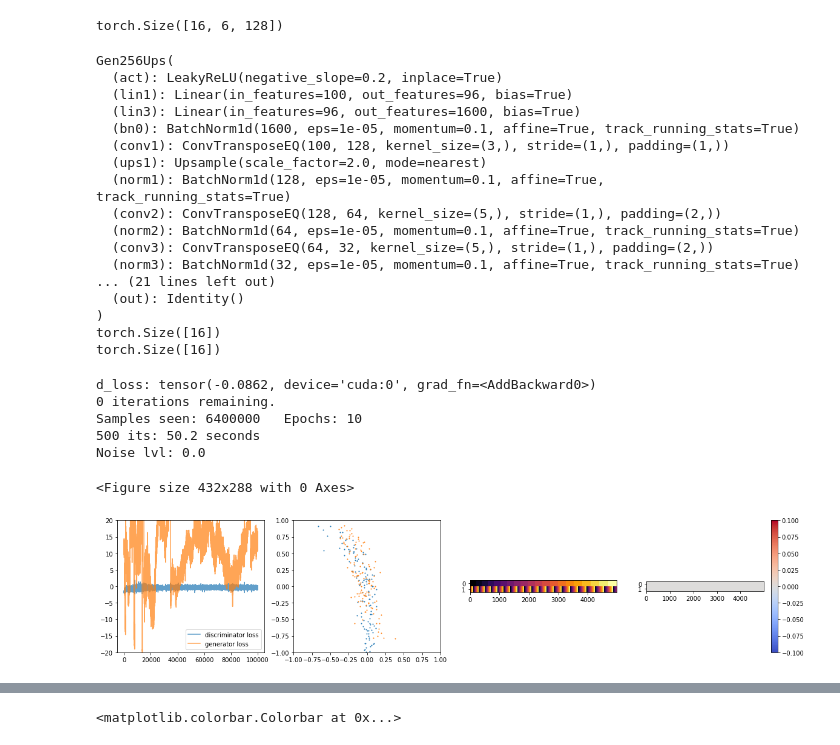
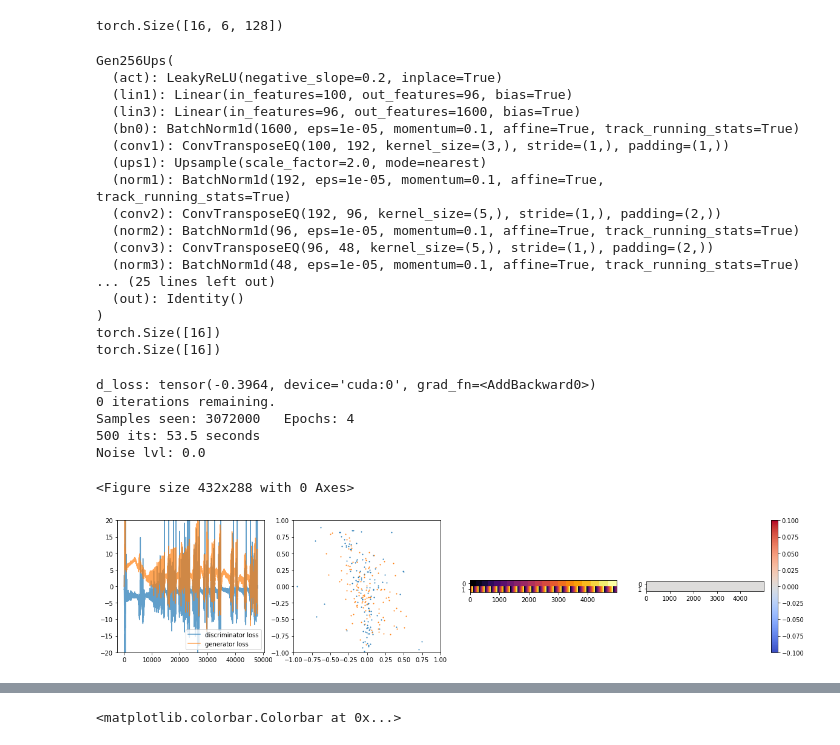
Before and after one commit to mdubouch/noise-gan, a Jupyter notebook: noise_info.ipynb, the cells around one changed output, grey strips where cells are left out. Drawn from its saved outputs; the diff is of its cells as text; code cells hidden in the pictures.

```diff
--- a/noise_info.ipynb
+++ b/noise_info.ipynb
@@ -522,7 +522,7 @@ embed_dims = 2
 #ndf = 24
 #ngf = 16
 ndf = (n_features+embed_dims) * 5
-ngf = (n_features) * 4
+ngf = (n_features+embed_dims) * 4
 
 latent_dims = 100
 
@@ -704,7 +704,7 @@ class Disc256Ups(nn.Module):
 
         x = self.bn1(self.act(self.conv1_4(self.act(self.conv1_3(self.act(self.conv1_2(self.act(self.conv1_1(x)))))))))
         x = self.bn2(self.act(self.conv2(self.pool1(x))))
-        x = self.bn3(self.act(self.conv3(self.pool1(x)))))
+        x = self.bn3(self.act(self.conv3(self.pool1(x))))
         x = self.bn4(self.act(self.conv4(self.pool1(x))))
         #x = self.lin3(self.act(self.lin2(self.act(self.lin1(x.flatten(1, 2))))))
         #x = self.lin2(self.act(self.lin1(x.flatten(1, 2))))
@@ -822,14 +820,14 @@ Gen256Ups(
   (lin1): Linear(in_features=100, out_features=96, bias=True)
   (lin3): Linear(in_features=96, out_features=1600, bias=True)
   (bn0): BatchNorm1d(1600, eps=1e-05, momentum=0.1, affine=True, track_running_stats=True)
-  (conv1): ConvTransposeEQ(100, 128, kernel_size=(3,), stride=(1,), padding=(1,))
+  (conv1): ConvTransposeEQ(100, 192, kernel_size=(3,), stride=(1,), padding=(1,))
   (ups1): Upsample(scale_factor=2.0, mode=nearest)
-  (norm1): BatchNorm1d(128, eps=1e-05, momentum=0.1, affine=True, track_running_stats=True)
-  (conv2): ConvTransposeEQ(128, 64, kernel_size=(5,), stride=(1,), padding=(2,))
-  (norm2): BatchNorm1d(64, eps=1e-05, momentum=0.1, affine=True, track_running_stats=True)
-  (conv3): ConvTransposeEQ(64, 32, kernel_size=(5,), stride=(1,), padding=(2,))
-  (norm3): BatchNorm1d(32, eps=1e-05, momentum=0.1, affine=True, track_running_stats=True)
-... (21 lines left out)
+  (norm1): BatchNorm1d(192, eps=1e-05, momentum=0.1, affine=True, track_running_stats=True)
+  (conv2): ConvTransposeEQ(192, 96, kernel_size=(5,), stride=(1,), padding=(2,))
+  (norm2): BatchNorm1d(96, eps=1e-05, momentum=0.1, affine=True, track_running_stats=True)
+  (conv3): ConvTransposeEQ(96, 48, kernel_size=(5,), stride=(1,), padding=(2,))
+  (norm3): BatchNorm1d(48, eps=1e-05, momentum=0.1, affine=True, track_running_stats=True)
+... (25 lines left out)
   (out): Identity()
 )
 torch.Size([16])
@@ -872,6 +870,7 @@ def gradient_penalty(disc, real, fake):
     return gradient_pen
 # %%
 its_since_prev_state = 0
+total_its = 0
 # %%
 from IPython.display import clear_output
 import time
@@ -893,7 +892,6 @@ alpha_step = 1. / its_per_state
 
 its_to_do = 40000
 
-
 for i in range(its_to_do):
 
     #if ((i+1) % 250 == 0):
@@ -901,7 +899,10 @@ for i in range(its_to_do):
 
 
     disc.train()
-    gen.eval()
+    gen.train()
+    if (total_its > 500):
+        gen.eval()
+
 
     # Discriminator's loss, based on two things:
     #  - Number of fake samples misidentified as real
@@ -935,7 +936,10 @@ for i in range(its_to_do):
     optimizer_gen.zero_grad()
 
     gen.train()
-    disc.eval()
+    disc.train()
+    if (total_its > 500):
+        disc.eval()
+
 
     if i % n_critic == 0:
         fake = sample_fake(batch_size)
@@ -980,35 +984,35 @@ for i in range(its_to_do):
         plt.ylim(-20, 20)
 
 
         plt.subplot(142)
         gen.eval()
         _real = sample_real(1, noise_strength=0.0).cpu().detach().numpy()
         _fake = sample_fake(1).cpu().detach().numpy()
         plt.scatter(_real[:, 0], _real[:,2], s=1)
         plt.scatter(_fake[:, 0], _fake[:,2], s=1)
         plt.ylim(-1, 1)
         plt.xlim(-1, 1)
 
 
         plt.subplot(143)
         _embed_w = disc.get_embed().weight.detach().cpu().numpy()
         plt.imshow(_embed_w.T, aspect=200, interpolation='none', cmap='inferno')
         plt.subplot(144)
         plt.imshow((_embed_w - _orig_embed_weights).T, aspect=200, interpolation='none', cmap='coolwarm')
         plt.colorbar()
 
         plt.show()
 
 
 end_time = time.time()
 elapsed = end_time - start_time
 
-print("%d iterations took %.1f seconds" % (its_to_do, elapsed))
+print("%d iterations took %.1f seconds. Total its: %d. Epochs: %d" % (its_to_do, elapsed, total_its, total_its * batch_size // chunked.shape[2]))
 # %% [output]
-d_loss: tensor(-0.0862, device='cuda:0', grad_fn=<AddBackward0>)
+d_loss: tensor(-0.3964, device='cuda:0', grad_fn=<AddBackward0>)
 0 iterations remaining.
-Samples seen: 6400000   Epochs: 10
-500 its: 50.2 seconds
+Samples seen: 3072000   Epochs: 4
+500 its: 53.5 seconds
 Noise lvl: 0.0
 <Figure size 432x288 with 0 Axes>
-[figure, old version]
+[figure, new version]
```
Also changed, not shown: parts of 26 cells of this notebook.
